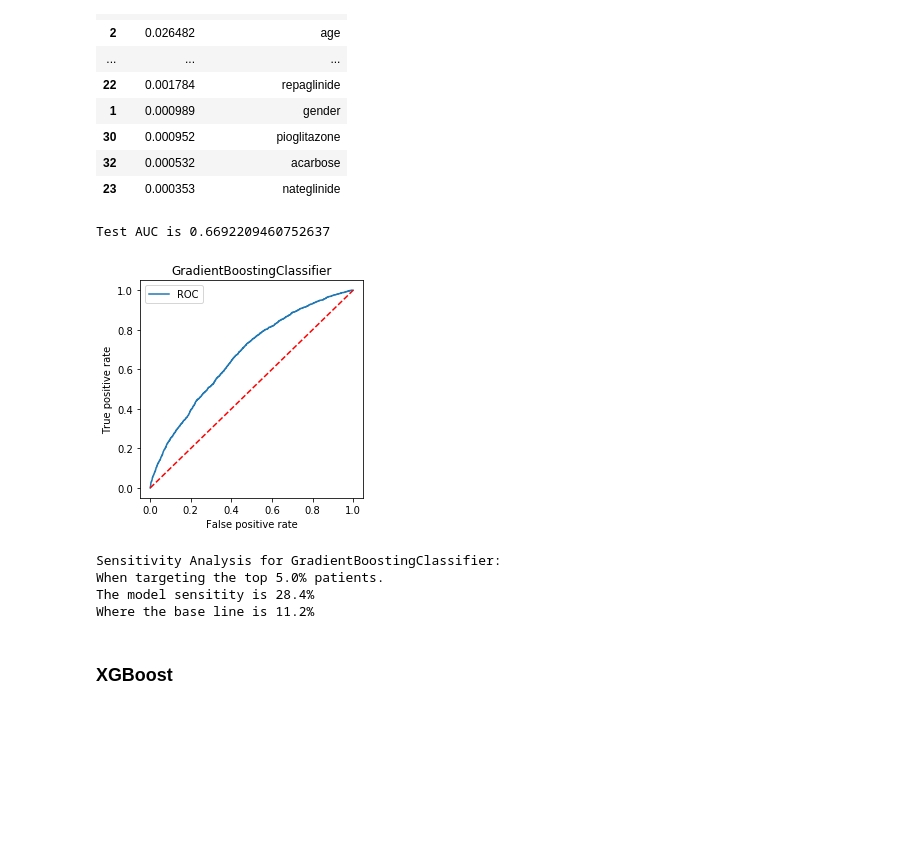
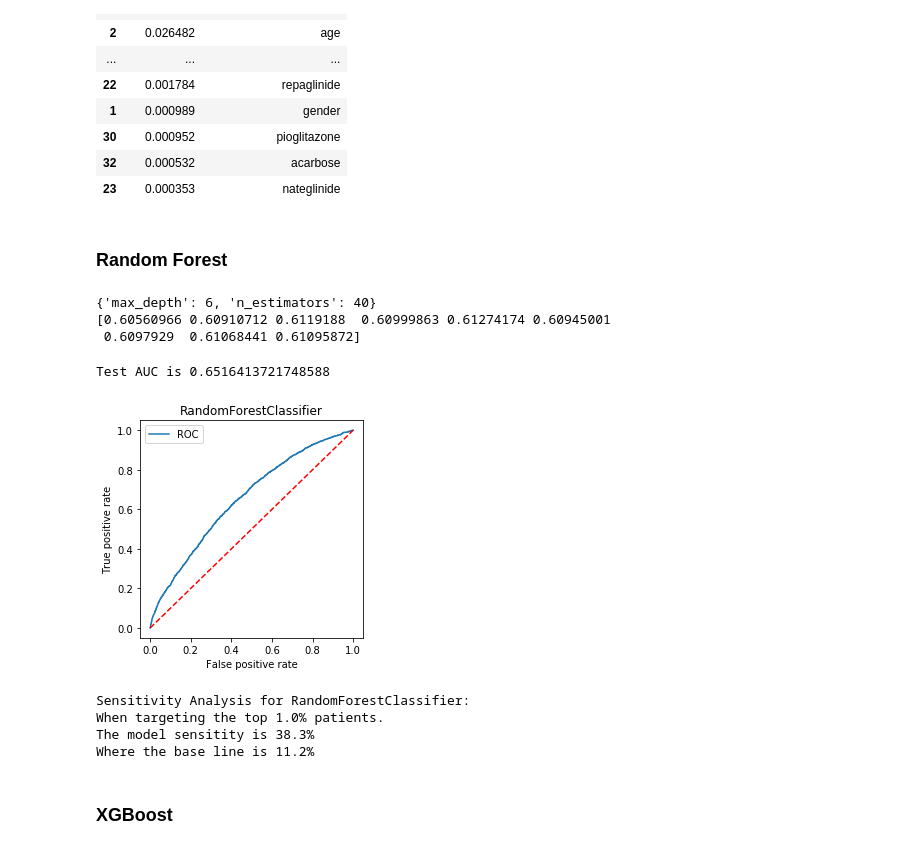
Before and after one commit to wowChelios/DS_TermProject, a Jupyter notebook: Modeling.ipynb, the cells around one changed output. Cells and saved outputs as stored; diff of their text form; code cells hidden in the pictures; blank space fills up the shorter version.

```diff
--- a/Modeling.ipynb
+++ b/Modeling.ipynb
@@ -238,7 +223,7 @@ X_train_resped, Y_train_resped = rus.fit_resample(X_train, Y_train)
 X_test = X_test1.as_matrix()
 X_holdout = X_holdout.as_matrix()
 # %%
-gbm = GradientBoostingClassifier(learning_rate = 0.1)
+gbm = GradientBoostingClassifier(max_features = "sqrt", learning_rate = 0.1)
 m_d = [5]
 n_e = [20,30,50]
 params = {"max_depth": m_d, "n_estimators": n_e}
@@ -303,17 +300,33 @@ fi_df(gbm_cv)
 | 23 | 0.000353 | nateglinide |
 # %%
 gbm_fi = list(fi_df(gbm_cv)["Features"])
+# %% [markdown]
+### Random Forest
+# %%
+from sklearn.ensemble import RandomForestClassifier
+rfc = RandomForestClassifier(max_features = "sqrt")
+m_d = [5,6,7]
+n_e = [30,40,50]
+params = {"max_depth": m_d, "n_estimators": n_e}
+rfc_cv = GridSearchCV(rfc, params, cv = 5, n_jobs = -1)
+rfc_cv.fit(X_train_resped, Y_train_resped)
+print(rfc_cv.best_params_)
+print(rfc_cv.cv_results_['mean_test_score'])
+# %% [output]
+{'max_depth': 6, 'n_estimators': 40}
+[0.60560966 0.60910712 0.6119188  0.60999863 0.61274174 0.60945001
+ 0.6097929  0.61068441 0.61095872]
 # %%
-plot_auc(gbm_cv)
+plot_auc(rfc_cv)
 # %% [output]
-Test AUC is 0.6692209460752637
+Test AUC is 0.6516413721748588
-[figure, old version]
+[figure, new version]
 # %%
-sensitivity_analysis(gbm_cv, 0.05)
+sensitivity_analysis(rfc_cv, 0.01)
 # %% [output]
-Sensitivity Analysis for GradientBoostingClassifier:
-When targeting the top 5.0% patients.
-The model sensitity is 28.4%
+Sensitivity Analysis for RandomForestClassifier:
+When targeting the top 1.0% patients.
+The model sensitity is 38.3%
 Where the base line is 11.2%
 # %% [markdown]
 ### XGBoost
```
Also changed, not shown: parts of 29 cells of this notebook.
